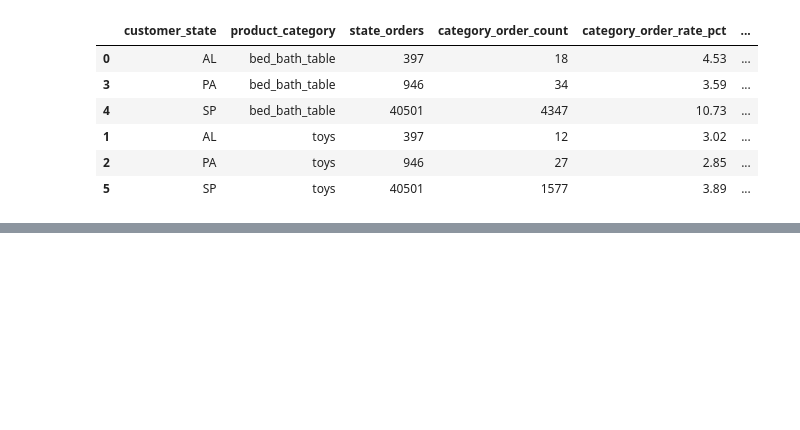
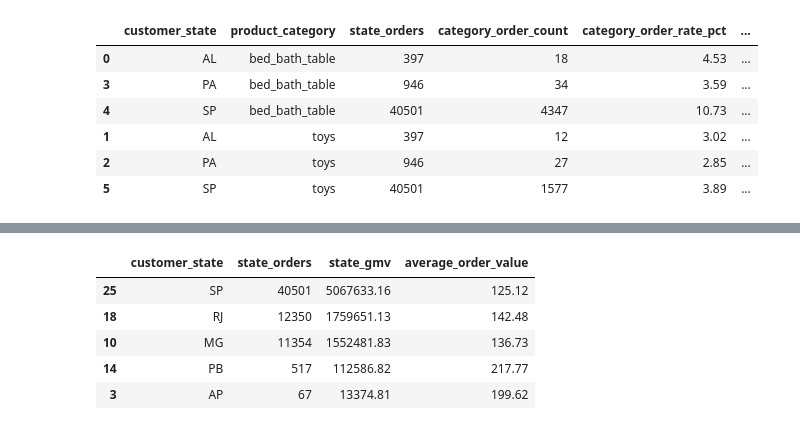
Before and after one commit to RyoShimoda/AWS_Python_data_analysis, a Jupyter notebook: notebooks/sales_by_category_state.ipynb, the cells around one changed output, grey strips where cells are left out. Cells and saved outputs as stored; diff of their text form; code cells hidden in the pictures; blank space fills up the shorter version.

```diff
--- a/notebooks/sales_by_category_state.ipynb
+++ b/notebooks/sales_by_category_state.ipynb
@@ -536,0 +549,29 @@ display(
+# %%
+# 月×州の集計から、州全体のユニークな注文数・GMVを作る
+# カテゴリ別注文数を足すと、複数カテゴリを買った注文が重複する
+sales_baseline = pd.read_csv('../data/sales_baseline_by_month_state.csv')
+state_totals = (
+    sales_baseline.groupby('customer_state', as_index=False)
+    .agg(state_orders=('order_count', 'sum'), state_gmv=('gmv', 'sum'))
+)
+state_totals['average_order_value'] = (
+    state_totals['state_gmv'] / state_totals['state_orders']
+)
+
+major_states = ['SP', 'RJ', 'MG']
+reference_states = ['PB', 'AP']
+comparison_states = major_states + reference_states
+
+display(
+    state_totals.loc[
+        state_totals['customer_state'].isin(comparison_states),
+        ['customer_state', 'state_orders', 'state_gmv', 'average_order_value'],
+    ].sort_values('state_gmv', ascending=False).round(2)
+)
+# %% [output]
+|  | customer_state | state_orders | state_gmv | average_order_value |
+| 25 | SP | 40501 | 5067633.16 | 125.12 |
+| 18 | RJ | 12350 | 1759651.13 | 142.48 |
+| 10 | MG | 11354 | 1552481.83 | 136.73 |
+| 14 | PB | 517 | 112586.82 | 217.77 |
+| 3 | AP | 67 | 13374.81 | 199.62 |
```
Also changed, not shown: parts of 6 cells of this notebook, 5 other files.
